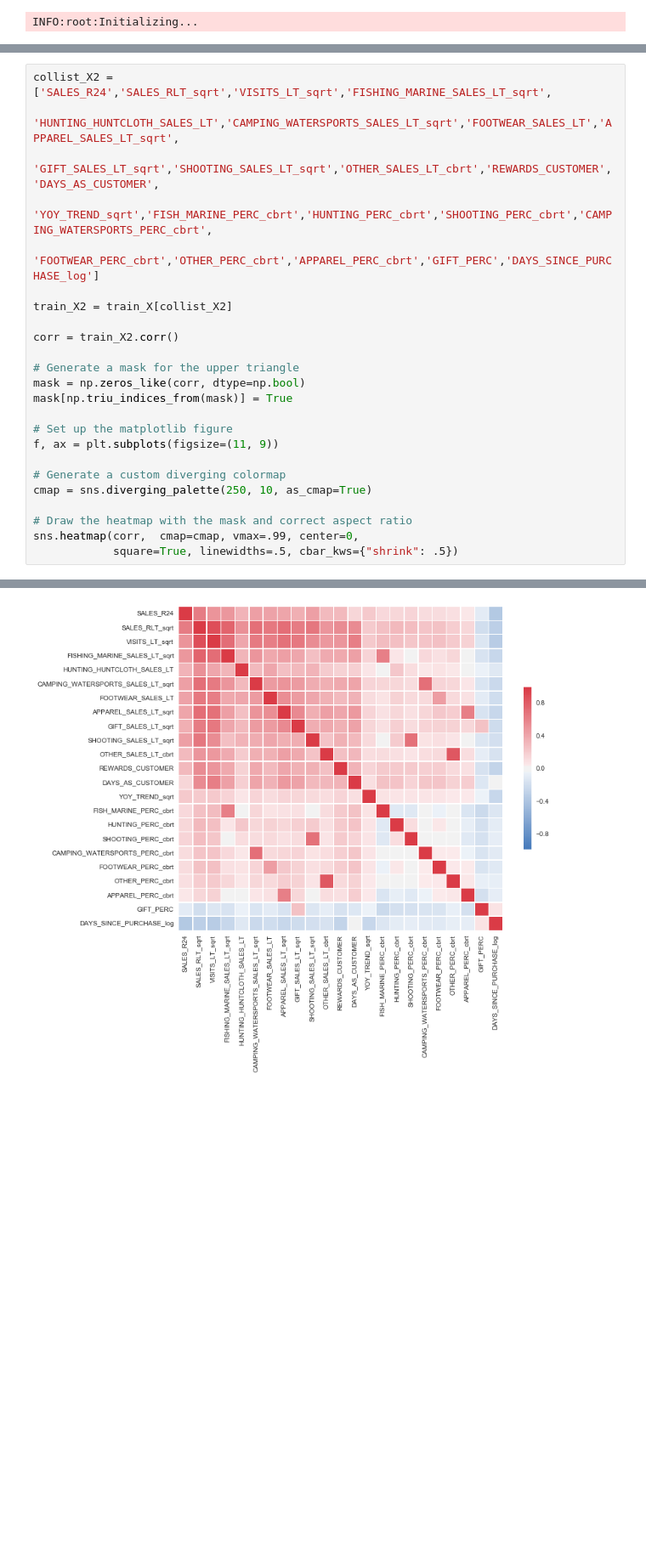
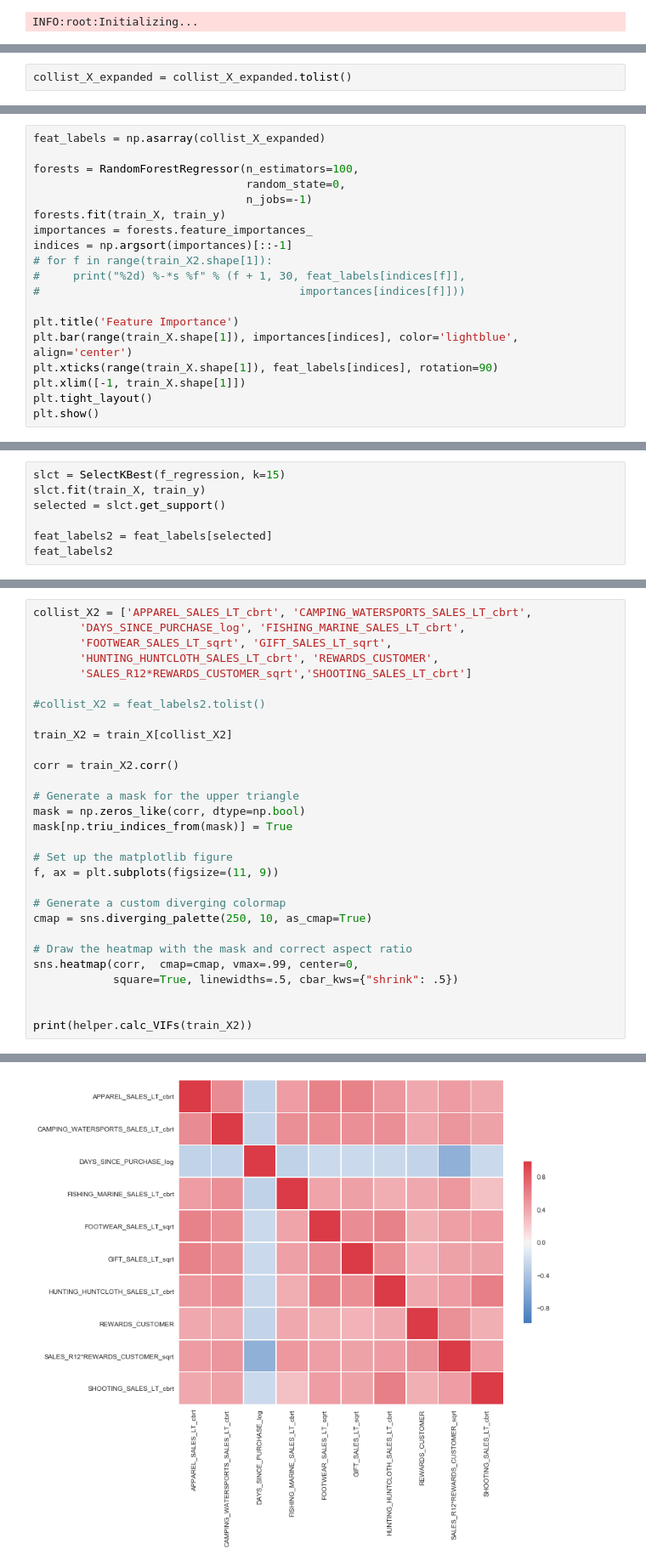
Before and after one commit to FloobtheGreat/IPy_Notebooks, a Jupyter notebook: Analyses/InternalModelingContest.ipynb, the cells around one changed output, grey strips where cells are left out. Shown at 85% size. Drawn from its saved outputs; the diff is of its cells as text; blank space fills up the shorter version.

```diff
--- a/Analyses/InternalModelingContest.ipynb
+++ b/Analyses/InternalModelingContest.ipynb
@@ -134,3 +157,5 @@ Index(['SALES_R12', 'SALES_R24', 'SALES_R48', 'SALES_RLT',
+# %%
+collist_X_expanded = collist_X_expanded.tolist()
 # %%
 missing_df = train_X.isnull().sum(axis=0).reset_index()
 missing_df.columns = ['column_name', 'missing_count']
@@ -200,0 +245,19 @@ train_X.head()
+# %%
+feat_labels = np.asarray(collist_X_expanded)
+
+forests = RandomForestRegressor(n_estimators=100,
+                                random_state=0,
+                                n_jobs=-1)
+forests.fit(train_X, train_y)
+importances = forests.feature_importances_
+indices = np.argsort(importances)[::-1]
+# for f in range(train_X2.shape[1]):
+#     print("%2d) %-*s %f" % (f + 1, 30, feat_labels[indices[f]],
+#                                       importances[indices[f]]))
+
+plt.title('Feature Importance')
+plt.bar(range(train_X.shape[1]), importances[indices], color='lightblue', align='center')
+plt.xticks(range(train_X.shape[1]), feat_labels[indices], rotation=90)
+plt.xlim([-1, train_X.shape[1]])
+plt.tight_layout()
+plt.show()
@@ -200,0 +266,7 @@ train_X.head()
+# %%
+slct = SelectKBest(f_regression, k=15)
+slct.fit(train_X, train_y)
+selected = slct.get_support()
+
+feat_labels2 = feat_labels[selected]
+feat_labels2
@@ -201,9 +284,11 @@ train_X.head()
 # %%
-collist_X2 = ['SALES_R24','SALES_RLT_sqrt','VISITS_LT_sqrt','FISHING_MARINE_SALES_LT_sqrt',
-              'HUNTING_HUNTCLOTH_SALES_LT','CAMPING_WATERSPORTS_SALES_LT_sqrt','FOOTWEAR_SALES_LT','APPAREL_SALES_LT_sqrt',
-              'GIFT_SALES_LT_sqrt','SHOOTING_SALES_LT_sqrt','OTHER_SALES_LT_cbrt','REWARDS_CUSTOMER','DAYS_AS_CUSTOMER',
-              'YOY_TREND_sqrt','FISH_MARINE_PERC_cbrt','HUNTING_PERC_cbrt','SHOOTING_PERC_cbrt','CAMPING_WATERSPORTS_PERC_cbrt',
-              'FOOTWEAR_PERC_cbrt','OTHER_PERC_cbrt','APPAREL_PERC_cbrt','GIFT_PERC','DAYS_SINCE_PURCHASE_log']
+collist_X2 = ['APPAREL_SALES_LT_cbrt', 'CAMPING_WATERSPORTS_SALES_LT_cbrt',
+       'DAYS_SINCE_PURCHASE_log', 'FISHING_MARINE_SALES_LT_cbrt',
+       'FOOTWEAR_SALES_LT_sqrt', 'GIFT_SALES_LT_sqrt',
+       'HUNTING_HUNTCLOTH_SALES_LT_cbrt', 'REWARDS_CUSTOMER',
+       'SALES_R12*REWARDS_CUSTOMER_sqrt','SHOOTING_SALES_LT_cbrt']
+
+#collist_X2 = feat_labels2.tolist()
 
 train_X2 = train_X[collist_X2]
 
@@ -222,4 +307,7 @@ cmap = sns.diverging_palette(250, 10, as_cmap=True)
 # Draw the heatmap with the mask and correct aspect ratio
 sns.heatmap(corr,  cmap=cmap, vmax=.99, center=0,
             square=True, linewidths=.5, cbar_kws={"shrink": .5})
+
+
+print(helper.calc_VIFs(train_X2))
 # %% [output]
@@ -227 +325 @@ sns.heatmap(corr,  cmap=cmap, vmax=.99, center=0,
-[figure, old version]
+[figure, new version]
```
Also changed, not shown: parts of 38 cells of this notebook, 3 other files.
